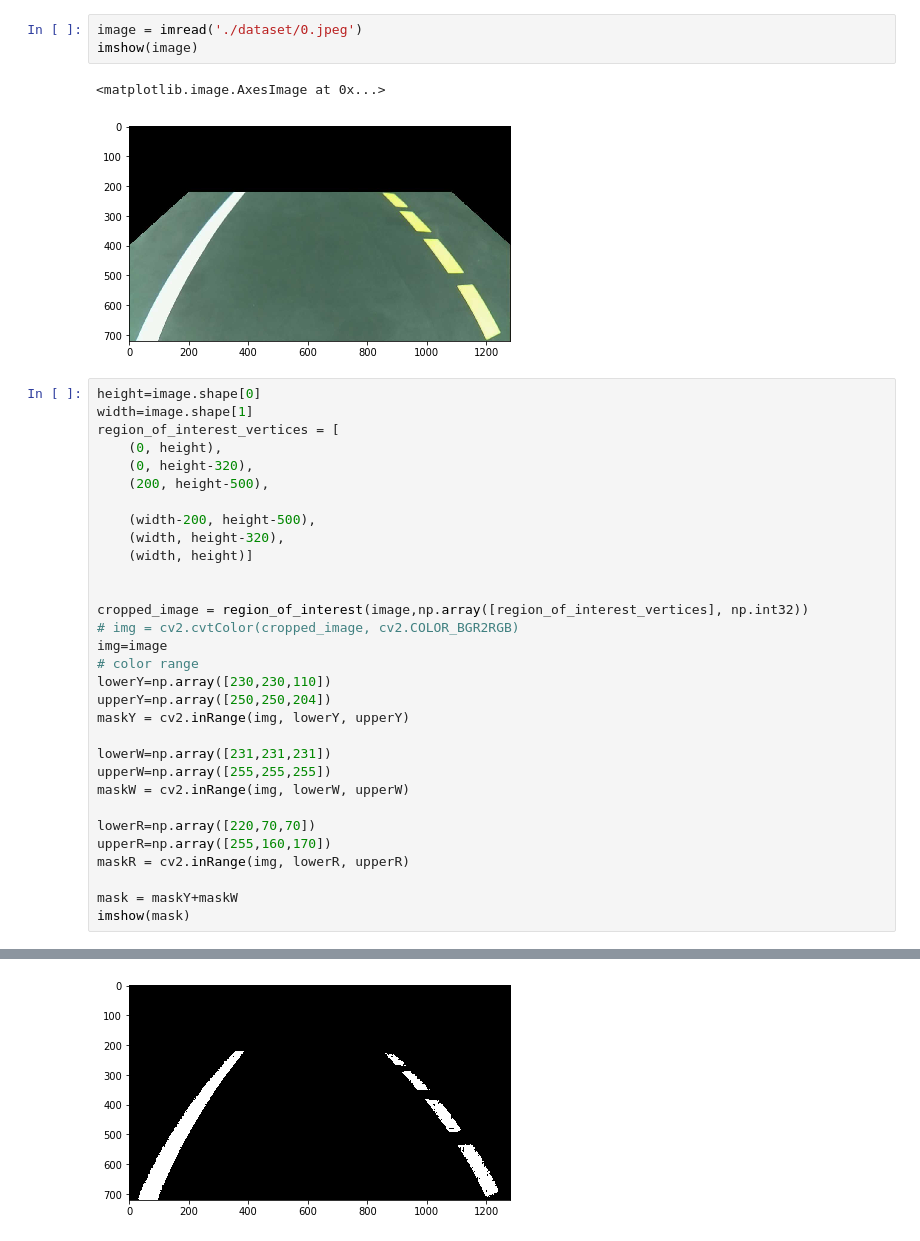
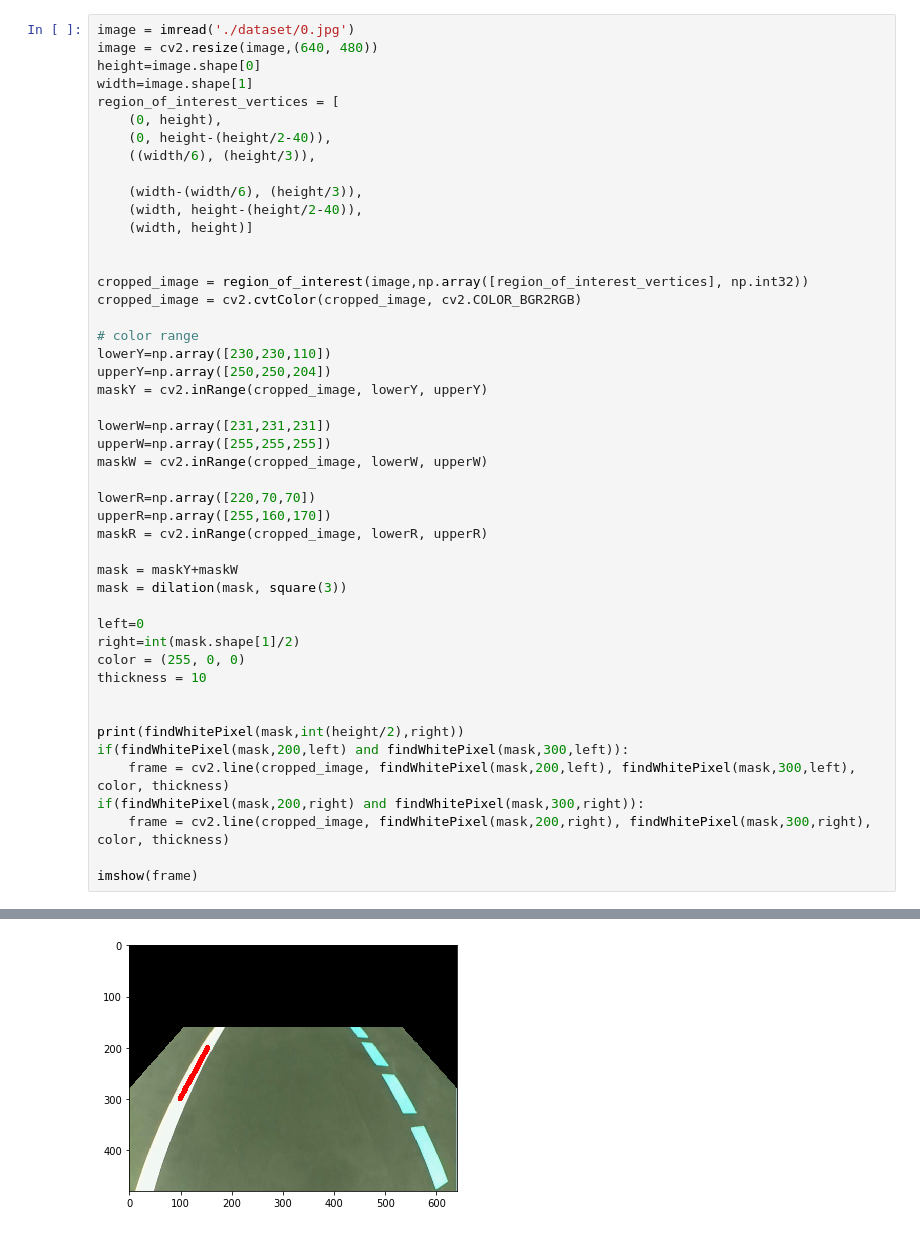
Before and after one commit to Waratep/Project4D, a Jupyter notebook: Source Code/laneDetection.ipynb, the cells around one changed output, grey strips where cells are left out. Drawn from its saved outputs; the diff is of its cells as text.

Commit message:
[+] draw line follow lane

```diff
--- a/Source Code/laneDetection.ipynb
+++ b/Source Code/laneDetection.ipynb
@@ -76,38 +186,48 @@ def region_of_interest(img, vertices):
-# %%
-image = imread('./dataset/0.jpeg')
-imshow(image)
-# %% [output]
-<matplotlib.image.AxesImage at 0x...>
-[figure, removed]
 # %%
+image = imread('./dataset/0.jpg')
+image = cv2.resize(image,(640, 480))
 height=image.shape[0]
 width=image.shape[1]
 region_of_interest_vertices = [
     (0, height),
-    (0, height-320),
-    (200, height-500),
+    (0, height-(height/2-40)),
+    ((width/6), (height/3)),
 
-    (width-200, height-500),
-    (width, height-320),
+    (width-(width/6), (height/3)),
+    (width, height-(height/2-40)),
     (width, height)]
 
 
 cropped_image = region_of_interest(image,np.array([region_of_interest_vertices], np.int32))
-# img = cv2.cvtColor(cropped_image, cv2.COLOR_BGR2RGB)
-img=image
+cropped_image = cv2.cvtColor(cropped_image, cv2.COLOR_BGR2RGB)
+
 # color range
 lowerY=np.array([230,230,110])
 upperY=np.array([250,250,204])
-maskY = cv2.inRange(img, lowerY, upperY)
+maskY = cv2.inRange(cropped_image, lowerY, upperY)
 
 lowerW=np.array([231,231,231])
 upperW=np.array([255,255,255])
-maskW = cv2.inRange(img, lowerW, upperW)
+maskW = cv2.inRange(cropped_image, lowerW, upperW)
 
 lowerR=np.array([220,70,70])
 upperR=np.array([255,160,170])
-maskR = cv2.inRange(img, lowerR, upperR)
+maskR = cv2.inRange(cropped_image, lowerR, upperR)
 
 mask = maskY+maskW
-imshow(mask)
+mask = dilation(mask, square(3))
+
+left=0
+right=int(mask.shape[1]/2)
+color = (255, 0, 0)
+thickness = 10
+
+
+print(findWhitePixel(mask,int(height/2),right))
+if(findWhitePixel(mask,200,left) and findWhitePixel(mask,300,left)):
+    frame = cv2.line(cropped_image, findWhitePixel(mask,200,left), findWhitePixel(mask,300,left), color, thickness)
+if(findWhitePixel(mask,200,right) and findWhitePixel(mask,300,right)):
+    frame = cv2.line(cropped_image, findWhitePixel(mask,200,right), findWhitePixel(mask,300,right), color, thickness)
+
+imshow(frame)
 # %% [output]
@@ -115 +236 @@ imshow(mask)
-[figure, old version]
+[figure, new version]
```
Also changed, not shown: parts of 10 cells of this notebook.
